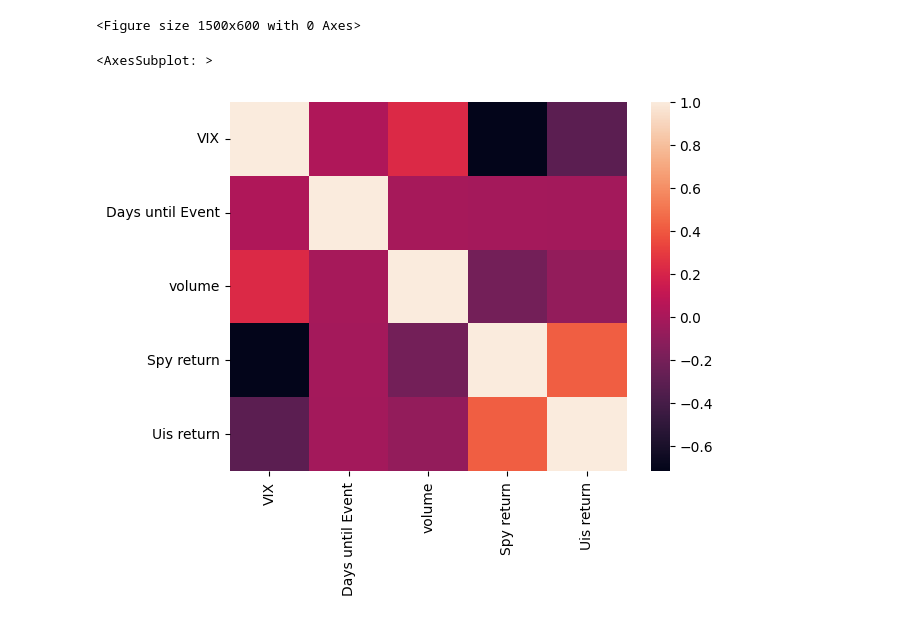
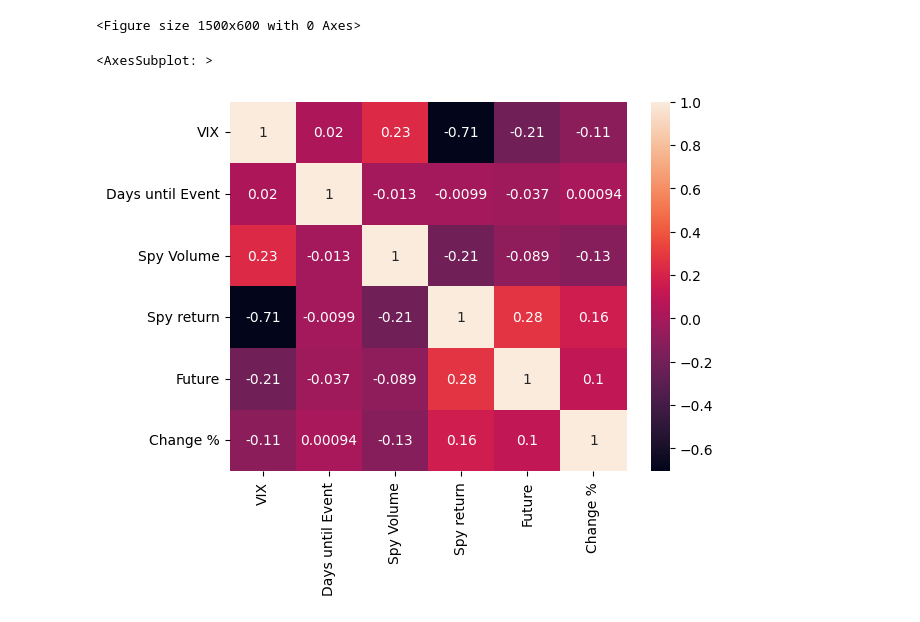
Before and after one commit to tsmcdonnell6604/Quant-Trading-Strategies, a Jupyter notebook: QTS_project.ipynb, the cells around one changed output. Cells and saved outputs as stored; diff of their text form; code cells hidden in the pictures.

```diff
--- a/QTS_project.ipynb
+++ b/QTS_project.ipynb
@@ -115,3 +134,5 @@ vix_r = VIX_data[['VIX']].pct_change()
+# %%
+oil_futures = crude_oil_data[['Future']].pct_change()
 # %%
 spy =  quandl.get_table('QUOTEMEDIA/PRICES', ticker = 'SPY', api_key = 'uoxc6V3s61czWuHoGLcs',
                     qopts = { 'columns': ['date', 'adj_close', 'volume'] },
@@ -127,11 +143,12 @@ data = pd.merge(spy, uis, left_index=True, right_index=True)
 # %%
 model_data = pd.merge(vix_r, VIX_data[['Days until Event']],  left_index=True, right_index=True)
 model_data = pd.merge(model_data, spy, left_index=True, right_index=True)
-model_data = pd.merge(model_data, uis, left_index=True, right_index=True)
+model_data = pd.merge(model_data, shanghai, left_index=True, right_index=True)
+model_data = pd.merge(model_data, oil_futures, left_index=True, right_index=True)
 # %%
-model_data = model_data[['VIX', 'Days until Event', 'adj_close_x', 'volume', 'adj_close_y']]
-model_data = model_data.rename(columns = {'adj_close_x': 'Spy close', 'adj_close_y': 'Uis close'})
+model_data = model_data[['VIX', 'Days until Event', 'adj_close', 'volume', 'Change %', 'Future']]
+model_data = model_data.rename(columns = {'adj_close': 'Spy close', 'volume': 'Spy Volume'})
 # %%
 model_data['Spy return'] = model_data['Spy close'].pct_change()
-model_data['Uis return'] = model_data['Uis close'].pct_change()
 model_data = model_data.dropna()
+model_data['Change %']*=1/100
@@ -190,7 +238,7 @@ plt.figure(figsize = (15,6))
 [figure]
 <Figure size 1500x600 with 0 Axes>
 # %%
-sns.heatmap(model_data[['VIX','Days until Event' ,'volume', 'Spy return', 'Uis return']].corr())
+sns.heatmap(model_data[['VIX','Days until Event' ,'Spy Volume', 'Spy return', 'Future', 'Change %']].corr(), annot=True)
 # %% [output]
 <AxesSubplot: >
-[figure, old version]
+[figure, new version]
```
Also changed, not shown: parts of 11 cells of this notebook.
